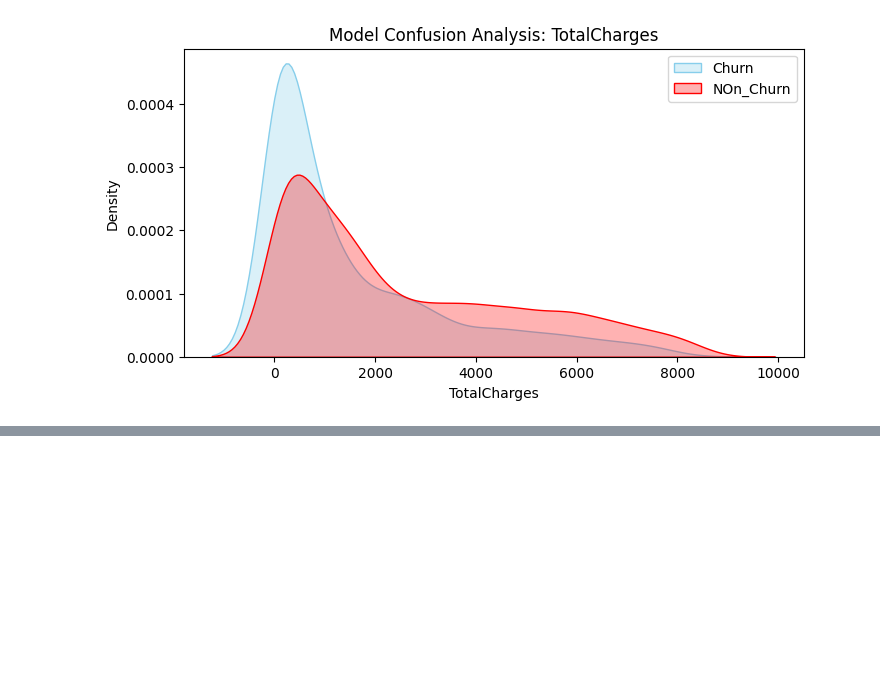
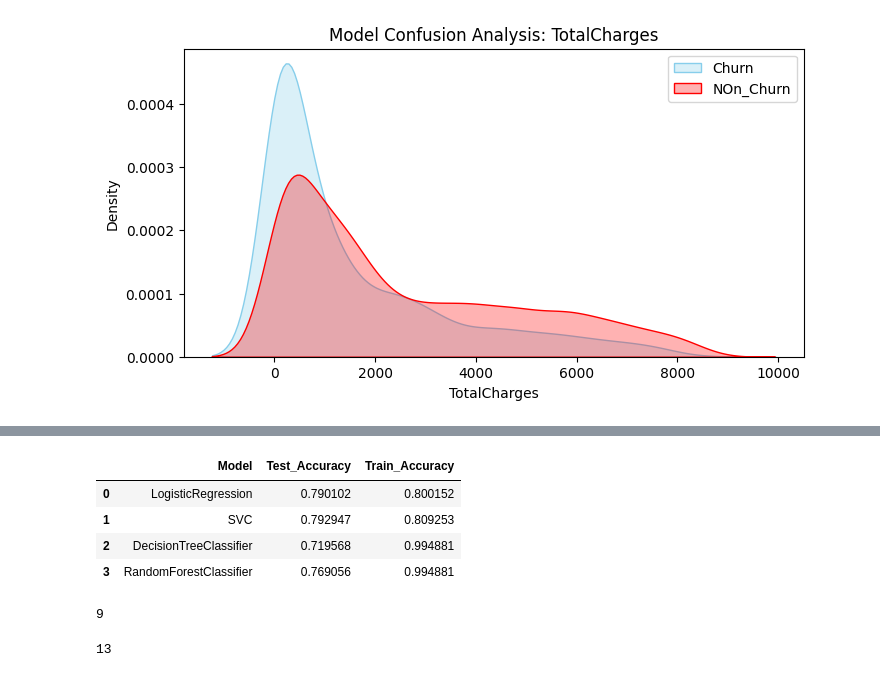
Before and after one commit to yagantiAshok/Churn_Customer_Prediction, a Jupyter notebook: notebook/EDA.ipynb, the cells around one changed output, grey strips where cells are left out. Saved outputs shown, nothing was run; the diff lists cells and outputs as text; code cells hidden in the pictures; blank space fills up the shorter version.

Commit message:
found strong features based on prob of churn

```diff
--- a/notebook/EDA.ipynb
+++ b/notebook/EDA.ipynb
@@ -869,7 +869,7 @@ a = pd.crosstab(df["Contract"],df["Churn"],normalize=True)
 # %%
 for col in categorical_features:
 
-    cross = pd.crosstab(df[col],df["Churn"],normalize=True)
+    cross = pd.crosstab(df[col],df["Churn"],normalize="index")
 
     rate = cross["Yes"].max()  - cross["Yes"].min()
 
@@ -925,3 +925,28 @@ for feature in features_to_analyze:
 [figure]
 [figure]
 [figure]
+# %%
+categorical_features.remove("Churn")
+# %%
+strong_features =[]
+weak_features = []
+med_features = []
+
+for column in categorical_features:
+
+    cross = pd.crosstab(df[column],df["Churn"],normalize="index")
+
+    range = cross[1].max() - cross[1].min()
+
+    if range<=0.10:
+        weak_features.append(column)
+
+    elif range>0.10 and range<=0.20:
+
+        med_features.append(column)
+
+    else:
+        strong_features.append(column)
+
+    print(f" for  {column} prob range ={range:.4f} ")
+    print("\n")
@@ -927,0 +1029,2 @@ for feature in features_to_analyze:
+# %%
+report_strong_and_numerical_features = evaluate_model(x,y,numeric_features=numric_features,categorical_features=strong_features,models=models)
@@ -927,0 +1049,8 @@ for feature in features_to_analyze:
+# %%
+report_strong_and_numerical_features
+# %% [output]
+|  | Model | Test_Accuracy | Train_Accuracy |
+| 0 | LogisticRegression | 0.790102 | 0.800152 |
+| 1 | SVC | 0.792947 | 0.809253 |
+| 2 | DecisionTreeClassifier | 0.719568 | 0.994881 |
+| 3 | RandomForestClassifier | 0.769056 | 0.994881 |
@@ -927,0 +1059,4 @@ for feature in features_to_analyze:
+# %%
+len(strong_features)
+# %% [output]
+9
@@ -927,0 +1065,4 @@ for feature in features_to_analyze:
+# %%
+len(strong_features)
+# %% [output]
+13
```
Also changed, not shown: parts of 15 cells of this notebook.
